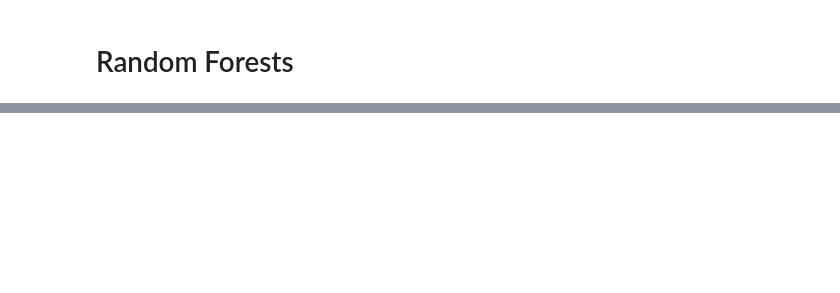
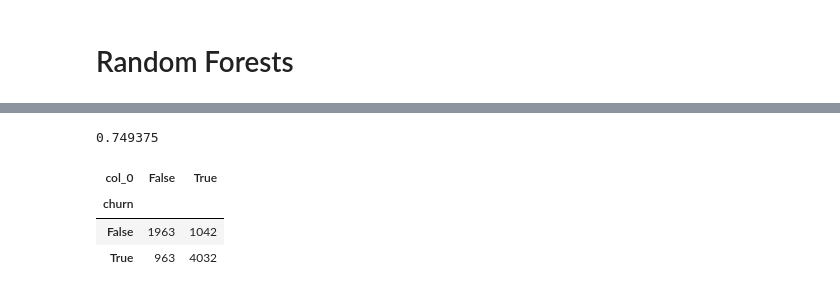
Before and after one commit to ahaldar42/churn_case_study, a Jupyter notebook: Modeling.ipynb, the cells around one changed output, grey strips where cells are left out. Cells and saved outputs as stored; diff of their text form; code cells hidden in the pictures; blank space fills up the shorter version.

```diff
--- a/Modeling.ipynb
+++ b/Modeling.ipynb
@@ -325,0 +338,11 @@ Note which features are the most important: avg_dist, weekday_pct, surge_pct, an
+# %%
+rf.score(x_test, y_test)
+# %% [output]
+0.749375
+# %%
+pd.crosstab(y_test, rf.predict(x_test))
+# %% [output]
+| col_0 | False | True |
+| churn |  |  |
+| False | 1963 | 1042 |
+| True | 963 | 4032 |
```
Also changed, not shown: parts of 8 cells of this notebook, 3 other files.
